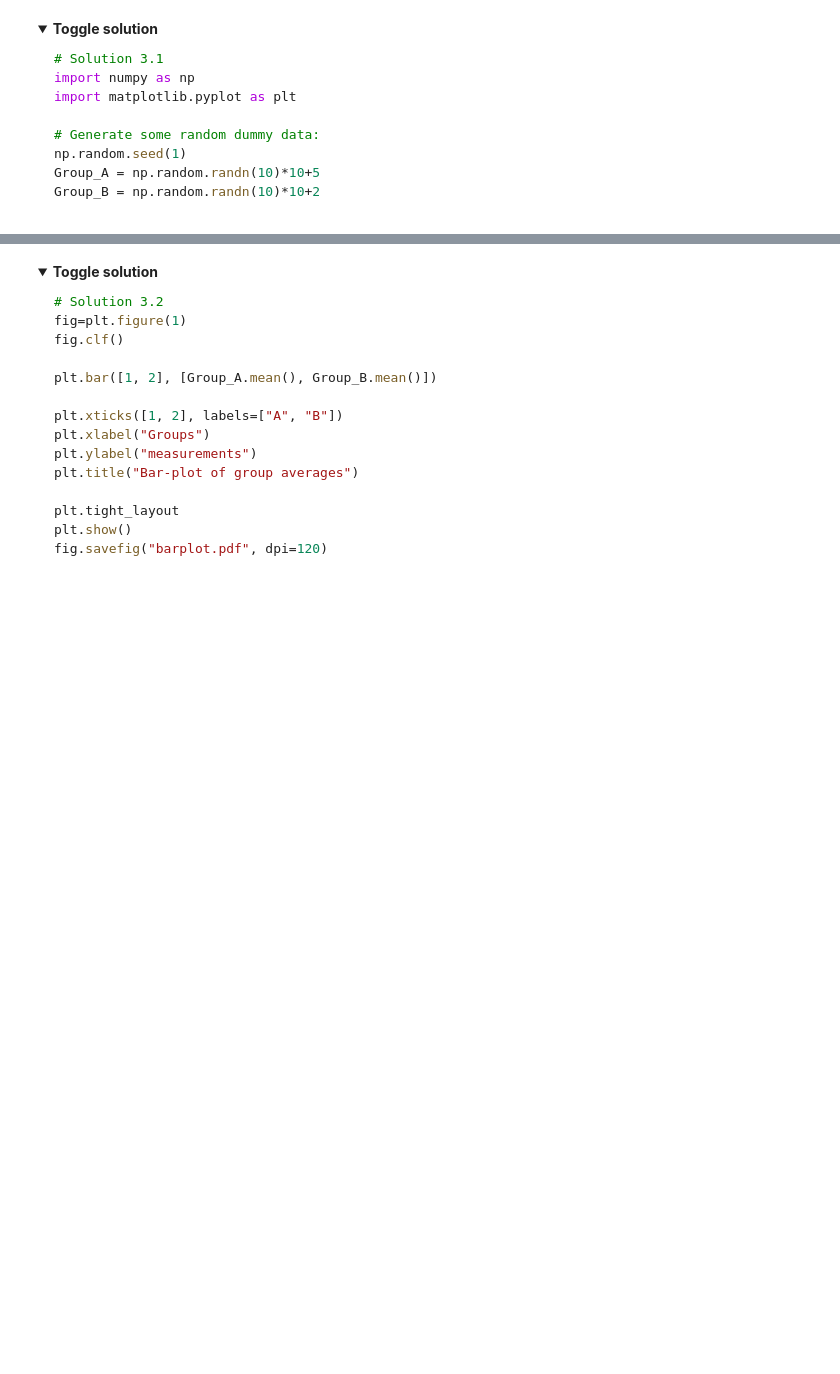
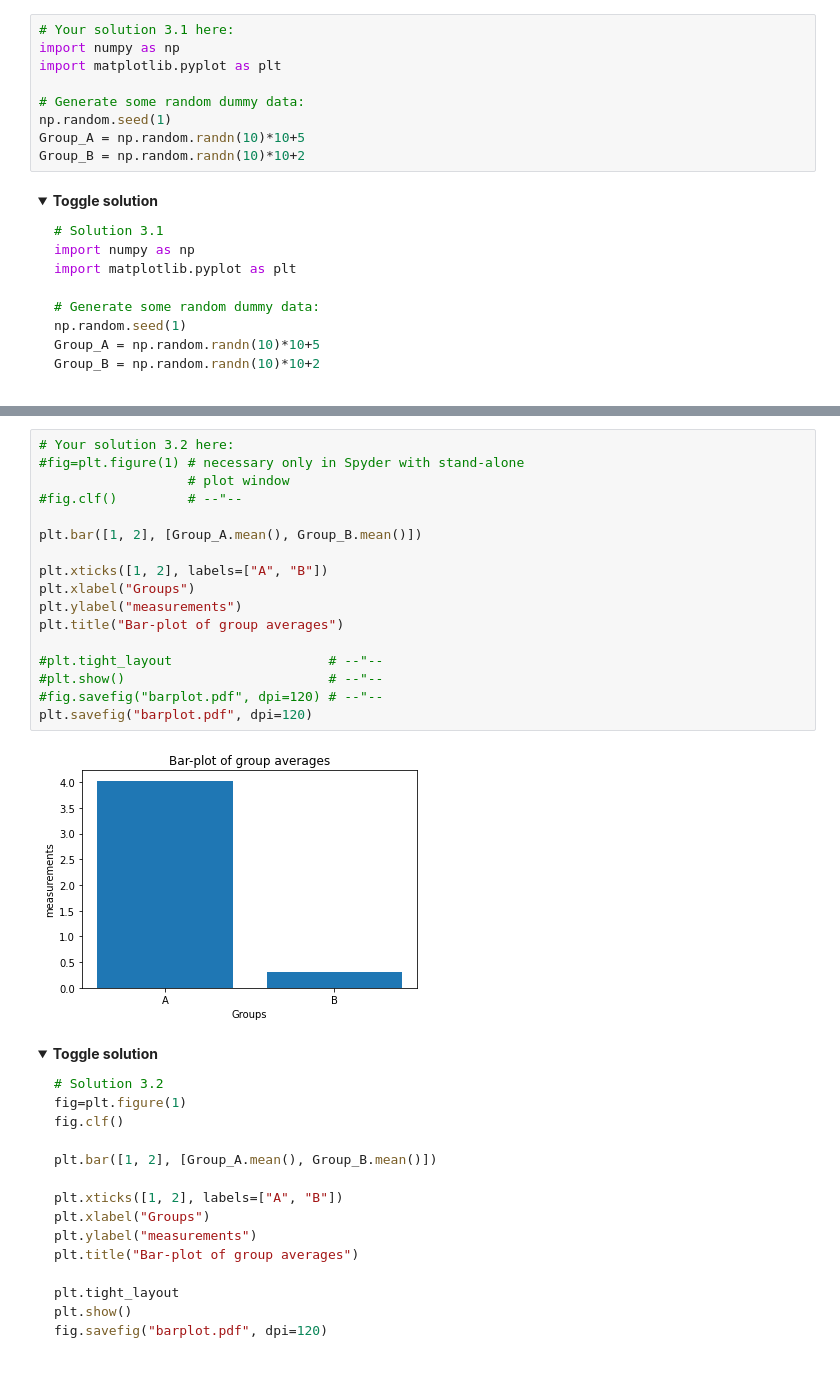
Before and after one commit to FabrizioMusacchio/Python_Course, a Jupyter notebook: 01.11 Data Visualization with Matplotlib.ipynb, the cells around one changed output, grey strips where cells are left out. Saved outputs shown, nothing was run; the diff lists cells and outputs as text; folded sections open; blank space fills up the shorter version.

```diff
--- a/01.11 Data Visualization with Matplotlib.ipynb
+++ b/01.11 Data Visualization with Matplotlib.ipynb
@@ -240,3 +263,12 @@ Many thanks to [Miguel](https://github.com/amgfernandes)  for this  handy trick
+# %%
+# Your solution 3.1 here:
+import numpy as np
+import matplotlib.pyplot as plt
+
+# Generate some random dummy data:
+np.random.seed(1)
+Group_A = np.random.randn(10)*10+5
+Group_B = np.random.randn(10)*10+2
 # %% [markdown]
 <details>
 <summary><strong>Toggle solution</strong></summary>
@@ -260,3 +288,22 @@ Group_B = np.random.randn(10)*10+2
+# %%
+# Your solution 3.2 here:
+#fig=plt.figure(1) # necessary only in Spyder with stand-alone
+                   # plot window
+#fig.clf()         # --"--
+
+plt.bar([1, 2], [Group_A.mean(), Group_B.mean()])
+
+plt.xticks([1, 2], labels=["A", "B"])
+plt.xlabel("Groups")
+plt.ylabel("measurements")
+plt.title("Bar-plot of group averages")
+
+#plt.tight_layout                    # --"--
+#plt.show()                          # --"--
+#fig.savefig("barplot.pdf", dpi=120) # --"--
+plt.savefig("barplot.pdf", dpi=120)
+# %% [output]
+[figure, added]
 # %% [markdown]
 <details>
 <summary><strong>Toggle solution</strong></summary>
```
Also changed, not shown: parts of 18 cells of this notebook, 11 other files.
